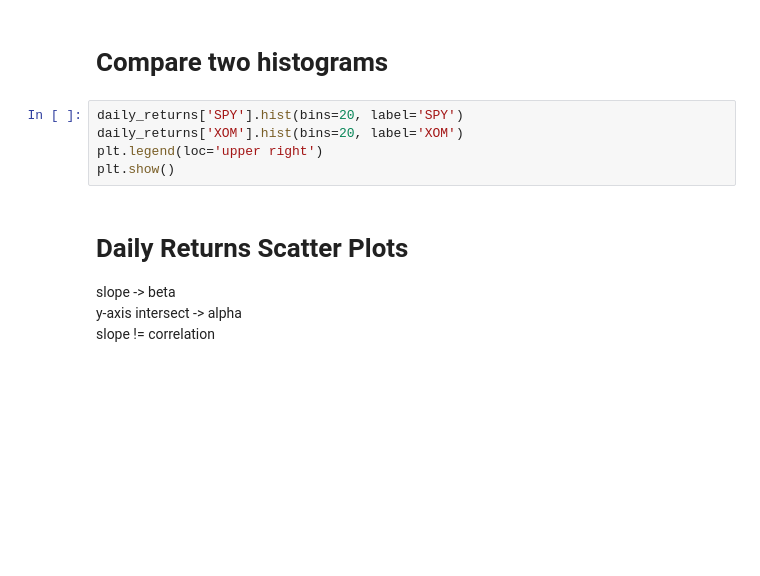
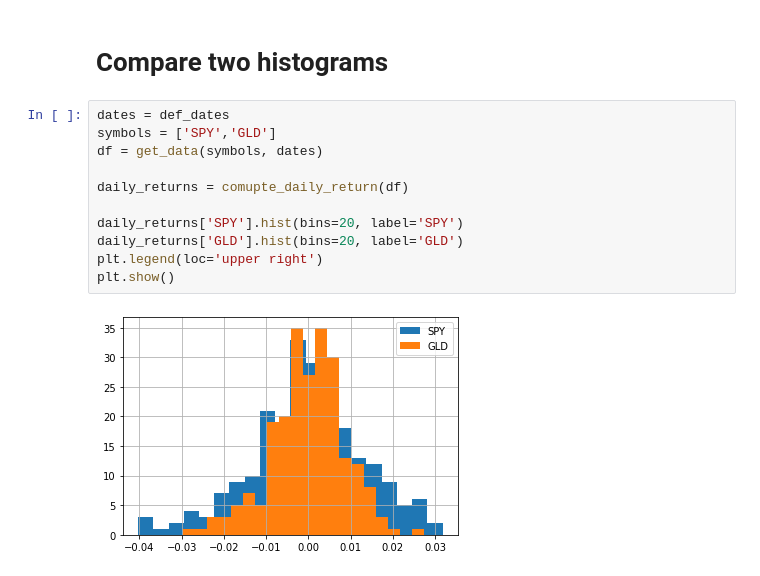
Before and after one commit to hss0727/MachineLearningForTrading, a Jupyter notebook: udacity.ipynb, the cells around one changed output. Saved outputs shown, nothing was run; the diff lists cells and outputs as text; blank space fills up the shorter version.

```diff
--- a/udacity.ipynb
+++ b/udacity.ipynb
@@ -302,13 +252,15 @@ print("kurtosis=", daily_returns.kurtosis())
 # %% [markdown]
 # Compare two histograms
 # %%
+dates = def_dates
+symbols = ['SPY','GLD']
+df = get_data(symbols, dates)
+
+daily_returns = comupte_daily_return(df)
+
 daily_returns['SPY'].hist(bins=20, label='SPY')
-daily_returns['XOM'].hist(bins=20, label='XOM')
+daily_returns['GLD'].hist(bins=20, label='GLD')
 plt.legend(loc='upper right')
 plt.show()
+# %% [output]
+[figure, added]
-# %% [markdown]
-# Daily Returns Scatter Plots
-
-slope -> beta<br>
-y-axis intersect -> alpha<br>
-slope != correlation
```
Also changed, not shown: parts of 14 cells of this notebook.
